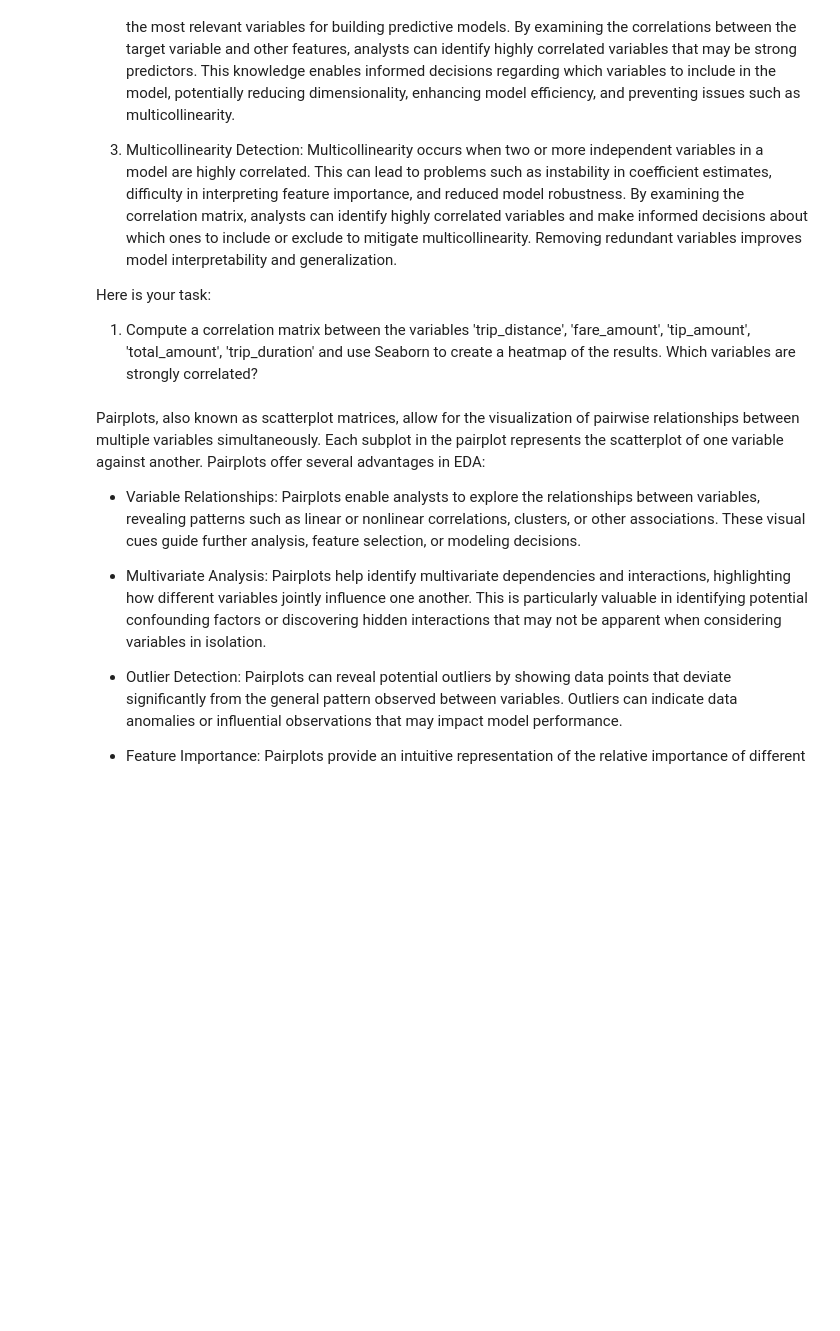
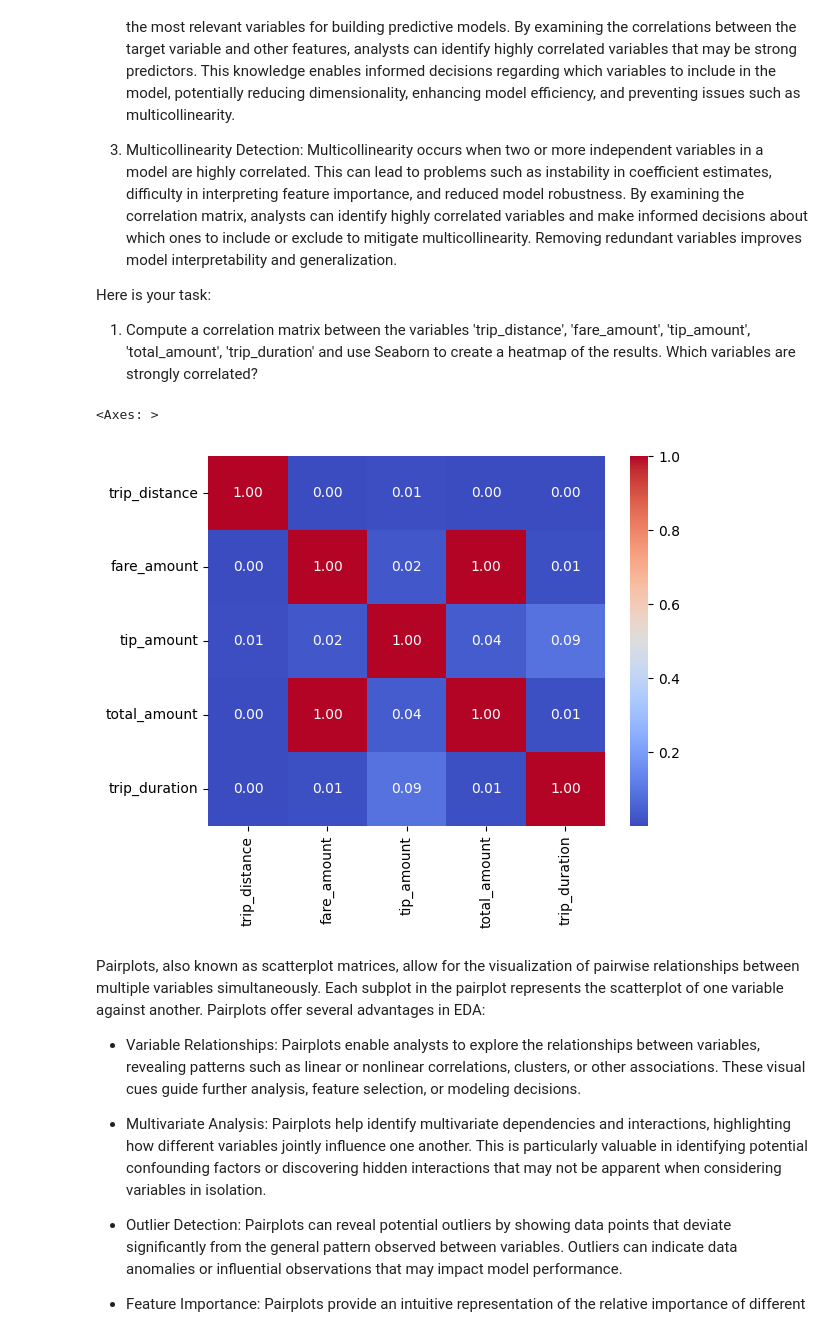
Before and after one commit to Shinobi357/Spoon-Knife, a Jupyter notebook: Student_MLE_MiniProject_EDA.ipynb, the cells around one changed output. Saved outputs shown, nothing was run; the diff lists cells and outputs as text; code cells hidden in the pictures; blank space fills up the shorter version.

```diff
--- a/Student_MLE_MiniProject_EDA.ipynb
+++ b/Student_MLE_MiniProject_EDA.ipynb
@@ -137,8 +137,14 @@ Here is your task:
   1. Compute a correlation matrix between the variables 'trip_distance', 'fare_amount', 'tip_amount', 'total_amount', 'trip_duration' and use Seaborn to create a heatmap of the results. Which variables are strongly correlated?
 # %%
 # Compute correlation matrix of numerical variables
+corr_matrix = df[['trip_distance', 'fare_amount', 'tip_amount', 'total_amount', 'trip_duration']].corr()
+
 
 # Create a heatmap of the correlation matrix
+sns.heatmap(corr_matrix, annot=True, cmap='coolwarm', fmt=".2f")
+# %% [output]
+<Axes: >
+[figure, added]
 # %% [markdown]
 Pairplots, also known as scatterplot matrices, allow for the visualization of pairwise relationships between multiple variables simultaneously. Each subplot in the pairplot represents the scatterplot of one variable against another. Pairplots offer several advantages in EDA:
 
```
Also changed, not shown: parts of 6 cells of this notebook.
